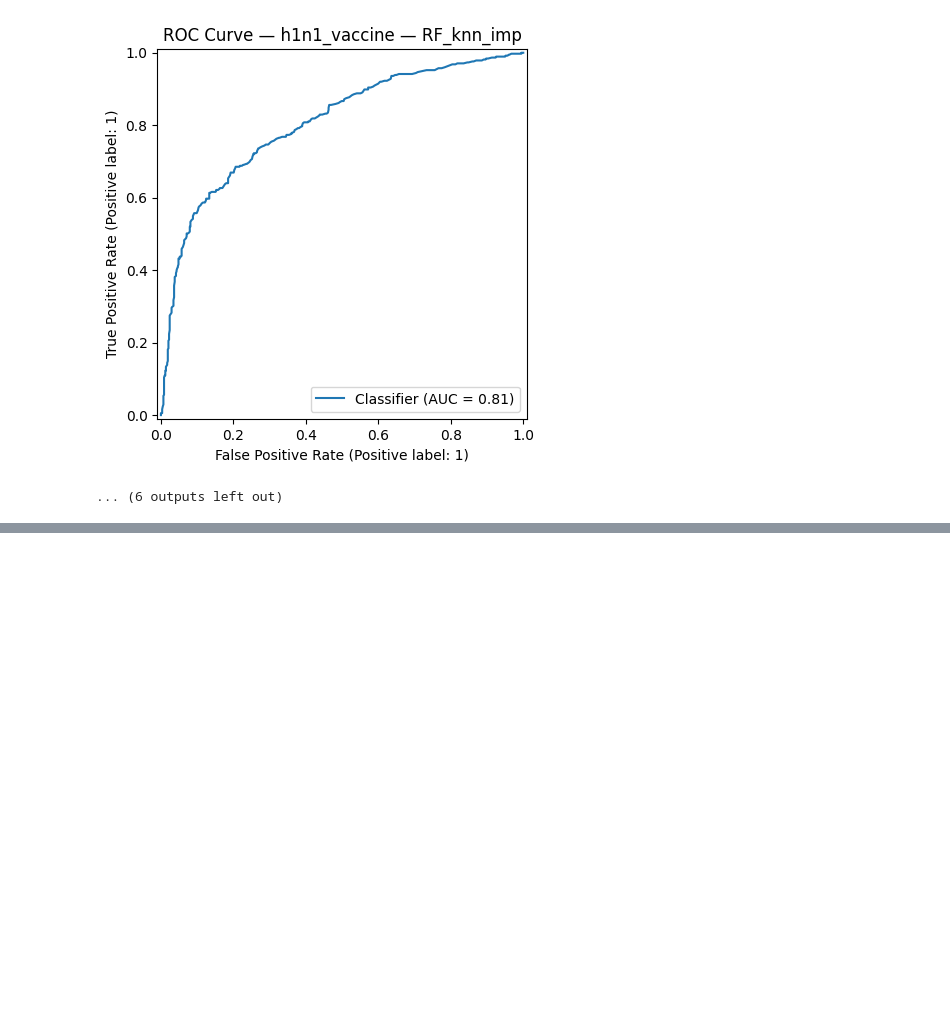
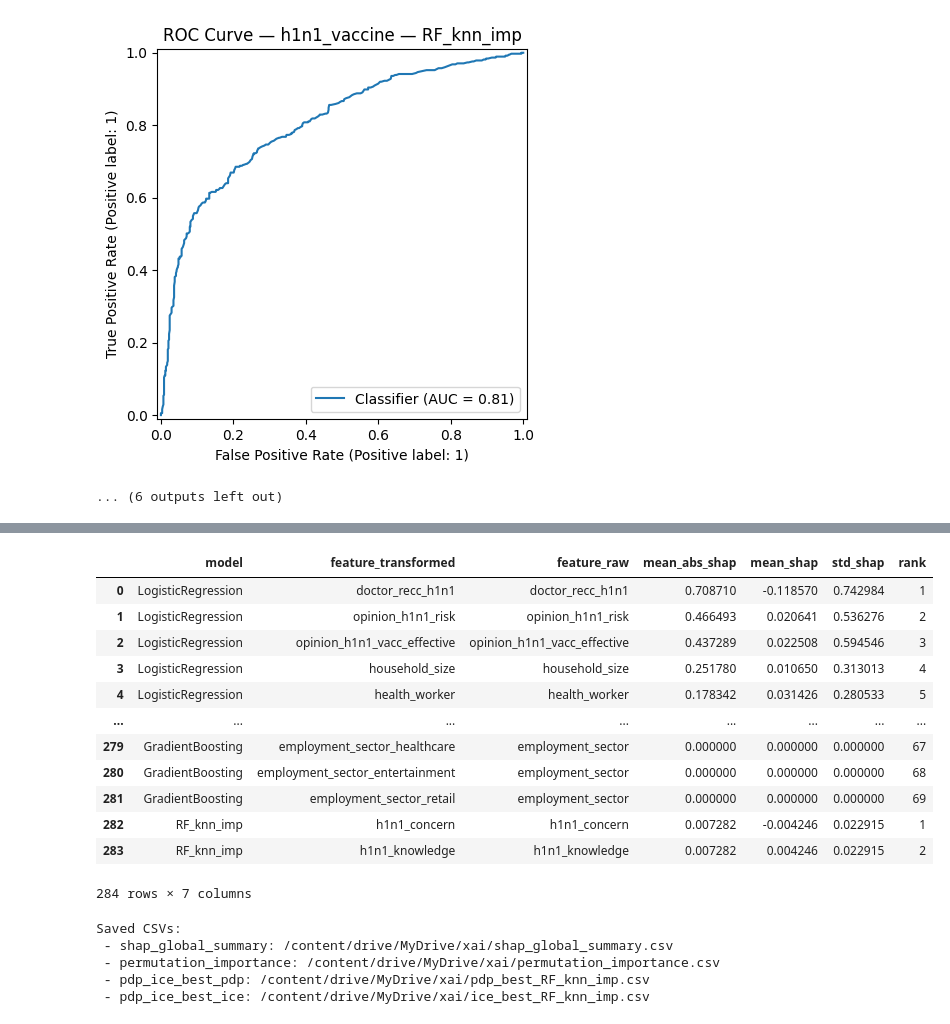
Before and after one commit to Group06-The-imputers/Hackathon-group06, a Jupyter notebook: Hackathon_group06.ipynb, the cells around one changed output, grey strips where cells are left out. Drawn from its saved outputs; the diff is of its cells as text; code cells hidden in the pictures; blank space fills up the shorter version.

```diff
--- a/Hackathon_group06.ipynb
+++ b/Hackathon_group06.ipynb
@@ -29,5 +38,5 @@ Mounted at /content/drive
 # %%
-datapath = '/content/dataset_B_training.csv'
+datapath = '/content/drive/MyDrive/dataset_B_training.csv'
 df = pd.read_csv(datapath)
 df.head()
 # %% [output]
@@ -969,8 +976,8 @@ import numpy as np
 import pandas as pd
 
 # -------- Paths (Colab) --------
-TRAIN_PATH = "/content/dataset_B_training.csv"
-TEST_PATH  = "/content/dataset_B_testing.csv"
+TRAIN_PATH = "/content/drive/MyDrive/dataset_B_training.csv"
+TEST_PATH  = "/content/drive/MyDrive/dataset_B_testing.csv"
 
 assert os.path.exists(TRAIN_PATH), f"Training file not found: {TRAIN_PATH}"
 assert os.path.exists(TEST_PATH),  f"Testing file not found: {TEST_PATH}"
@@ -1072,7 +1079,7 @@ def proba_of(model, X):
         return (s - s.min()) / (s.max() - s.min() + 1e-9)
     return np.zeros(len(X), dtype=float)
 
-out_dir = "/content"
+out_dir = "/content/drive/MyDrive/"
 os.makedirs(out_dir, exist_ok=True)
 saved = []
 
@@ -1113,0 +1133,8 @@ All 5 submissions saved:
+# %%
+
+# ---------- Config ----------
+OUT_DIR = "/content/drive/MyDrive/xai"
+os.makedirs(OUT_DIR, exist_ok=True)
+N_EVAL = 200      # samples from test for SHAP evaluation
+N_BG   = 2000     # background rows from train for SHAP baseline
+TOP_FOR_PDP = 4   # top numeric features for best model's PDP/ICE
@@ -1113,0 +1468,38 @@ All 5 submissions saved:
+# %%
+df_shap_global_all
+# %% [output]
+|  | model | feature_transformed | feature_raw | mean_abs_shap | mean_shap | std_shap | rank |
+| 0 | LogisticRegression | doctor_recc_h1n1 | doctor_recc_h1n1 | 0.708710 | -0.118570 | 0.742984 | 1 |
+| 1 | LogisticRegression | opinion_h1n1_risk | opinion_h1n1_risk | 0.466493 | 0.020641 | 0.536276 | 2 |
+| 2 | LogisticRegression | opinion_h1n1_vacc_effective | opinion_h1n1_vacc_effective | 0.437289 | 0.022508 | 0.594546 | 3 |
+| 3 | LogisticRegression | household_size | household_size | 0.251780 | 0.010650 | 0.313013 | 4 |
+| 4 | LogisticRegression | health_worker | health_worker | 0.178342 | 0.031426 | 0.280533 | 5 |
+| ... | ... | ... | ... | ... | ... | ... | ... |
+| 279 | GradientBoosting | employment_sector_healthcare | employment_sector | 0.000000 | 0.000000 | 0.000000 | 67 |
+| 280 | GradientBoosting | employment_sector_entertainment | employment_sector | 0.000000 | 0.000000 | 0.000000 | 68 |
+| 281 | GradientBoosting | employment_sector_retail | employment_sector | 0.000000 | 0.000000 | 0.000000 | 69 |
+| 282 | RF_knn_imp | h1n1_concern | h1n1_concern | 0.007282 | -0.004246 | 0.022915 | 1 |
+| 283 | RF_knn_imp | h1n1_knowledge | h1n1_knowledge | 0.007282 | 0.004246 | 0.022915 | 2 |
+284 rows × 7 columns
+# %%
+# ---------- Save ----------
+paths = {
+    "shap_global_summary": os.path.join(OUT_DIR, "shap_global_summary.csv"),
+    "permutation_importance": os.path.join(OUT_DIR, "permutation_importance.csv"),
+    "pdp_ice_best_pdp": os.path.join(OUT_DIR, f"pdp_best_{best_model_name}.csv"),
+    "pdp_ice_best_ice": os.path.join(OUT_DIR, f"ice_best_{best_model_name}.csv"),
+}
+df_shap_global_all.to_csv(paths["shap_global_summary"], index=False)
+df_pi_all.to_csv(paths["permutation_importance"], index=False)
+df_pdp_best.to_csv(paths["pdp_ice_best_pdp"], index=False)
+df_ice_best.to_csv(paths["pdp_ice_best_ice"], index=False)
+
+print("\nSaved CSVs:")
+for k, p in paths.items():
+    print(f" - {k}: {p}")
+# %% [output]
+Saved CSVs:
+ - shap_global_summary: /content/drive/MyDrive/xai/shap_global_summary.csv
+ - permutation_importance: /content/drive/MyDrive/xai/permutation_importance.csv
+ - pdp_ice_best_pdp: /content/drive/MyDrive/xai/pdp_best_RF_knn_imp.csv
+ - pdp_ice_best_ice: /content/drive/MyDrive/xai/ice_best_RF_knn_imp.csv
```
Also changed, not shown: parts of 15 cells of this notebook.
